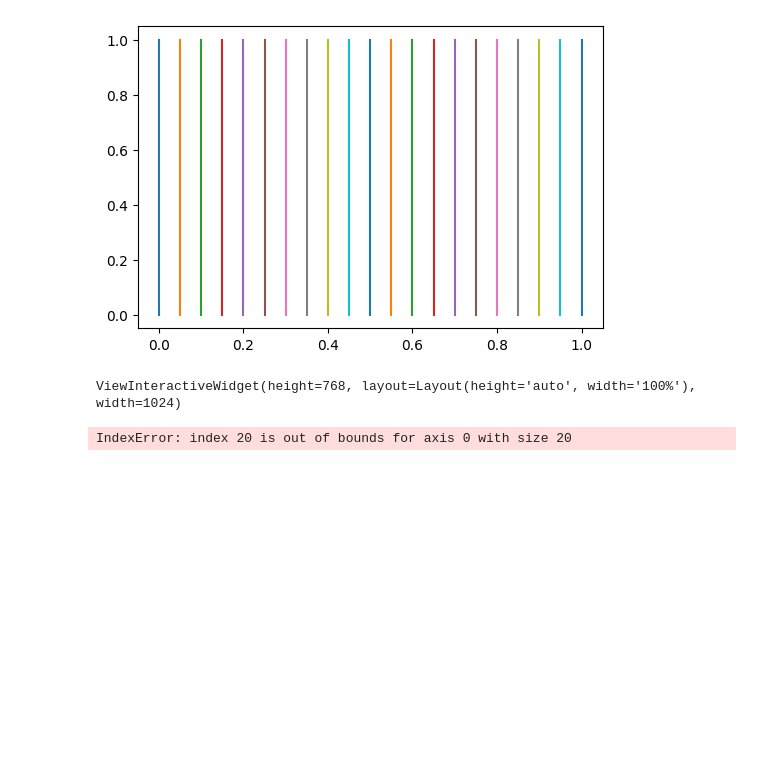
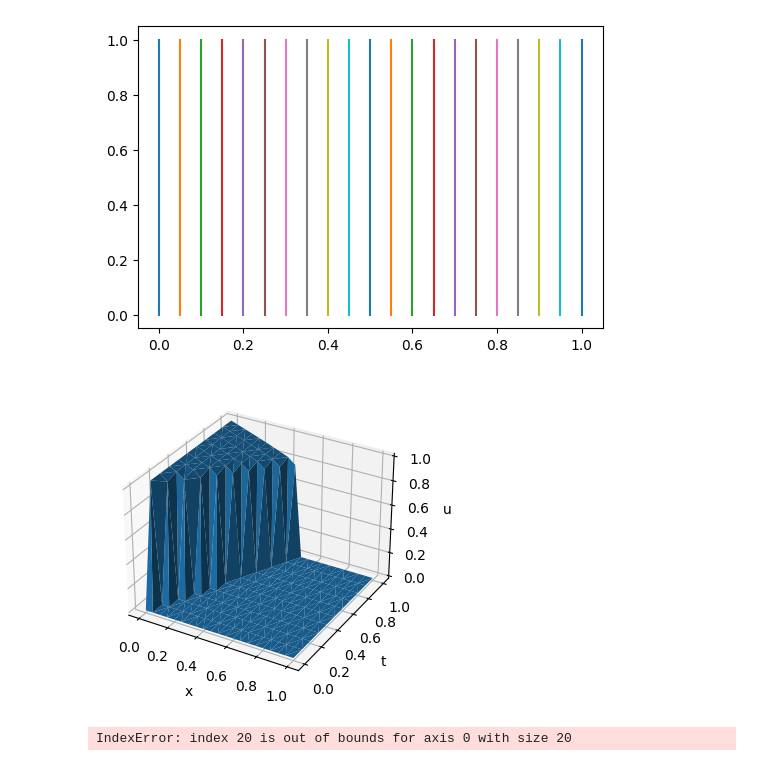
Before and after one commit to MIJO7317/DynamicGrid2D, a Jupyter notebook: main.ipynb, the cells around one changed output. Drawn from its saved outputs; the diff is of its cells as text; code cells hidden in the pictures; blank space fills up the shorter version.

```diff
--- a/main.ipynb
+++ b/main.ipynb
@@ -196,7 +216,9 @@ mesh.points = make_point_set()
 # set the dimensions
 mesh.dimensions = [N, M, 1]
 # mesh.plot()
-mesh.plot(show_edges=True, show_grid=True)
+
+# mesh.plot(show_edges=True, show_grid=True)
+
 # mesh.plot(show_edges=True, show_grid=True, cpos="xy")
 
 # plt.figure(figsize=(10, 10))
@@ -205,8 +227,35 @@ mesh.plot(show_edges=True, show_grid=True)
 # plt.xlabel("X Coordinate")
 # plt.ylabel("Y Coordinate")
 # plt.show()
-# %% [output]
-ViewInteractiveWidget(height=768, layout=Layout(height='auto', width='100%'), width=1024)
+# %%
+import numpy as np
+from mpl_toolkits.mplot3d import Axes3D
+# Axes3D import has side effects, it enables using projection='3d' in add_subplot
+from matplotlib.tri.triangulation import Triangulation
+import matplotlib.pyplot as plt
+import random
+
+def fun(x, y):
+    return x**2 + y
+
+fig = plt.figure()
+# tri = Triangulation(mesh.points.transpose()[0], mesh.points.transpose()[1])
+ax = fig.add_subplot(111, projection='3d')
+# x = y = np.arange(-3.0, 3.0, 0.05)
+# X, Y = np.meshgrid(x, y)
+# zs = np.array(fun(np.ravel(X), np.ravel(Y)))
+# Z = zs.reshape(X.shape)
+
+# ax.plot_surface(X, Y, Z)
+ax.plot_trisurf(mesh.points.transpose()[0], mesh.points.transpose()[1],mesh.points.transpose()[2])
+
+ax.set_xlabel('x')
+ax.set_ylabel('t')
+ax.set_zlabel('u')
+
+plt.show()
+# %% [output]
+[figure, added]
 # %%
 N = 100
 f = lambda x : 1
```
Also changed, not shown: parts of 1 cell of this notebook.
